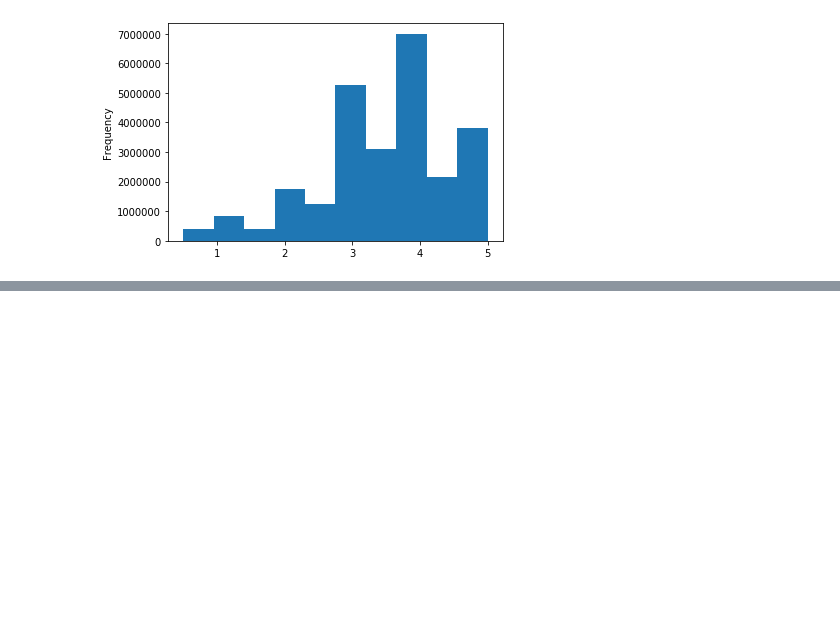
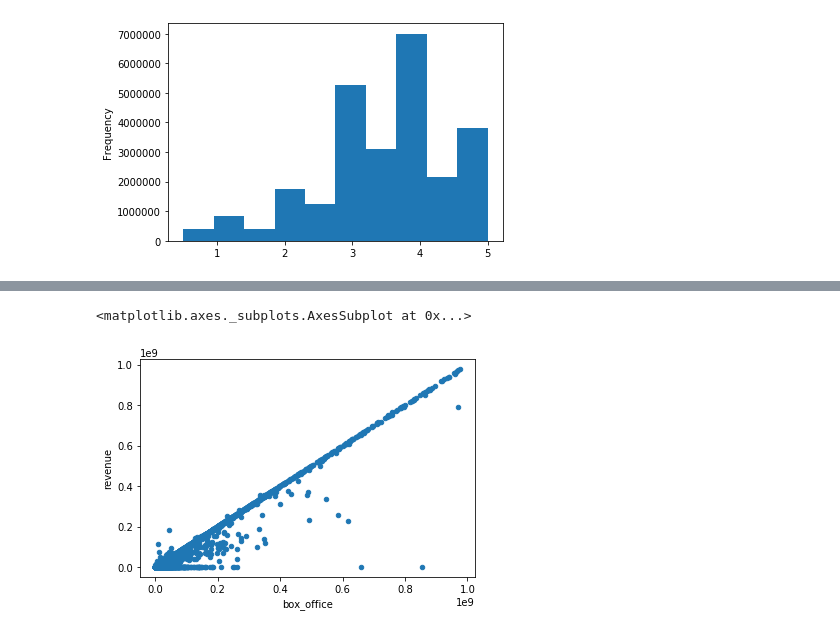
Before and after one commit to MatthewSHudson/Movies-ETL, a Jupyter notebook: MovieLens Extract.ipynb, the cells around one changed output, grey strips where cells are left out. Saved outputs shown, nothing was run; the diff lists cells and outputs as text; code cells hidden in the pictures; blank space fills up the shorter version.

```diff
--- a/MovieLens Extract.ipynb
+++ b/MovieLens Extract.ipynb
@@ -134,0 +181,6 @@ Name: rating, dtype: float64
+# %%
+# filter out the outliers of > $1bn box office sales
+movies_df[movies_df['box_office'] < 10**9].fillna(0).plot(x='box_office', y='revenue', kind='scatter')
+# %% [output]
+<matplotlib.axes._subplots.AxesSubplot at 0x...>
+[figure, added]
```
Also changed, not shown: parts of 20 cells of this notebook, 2 other files.
